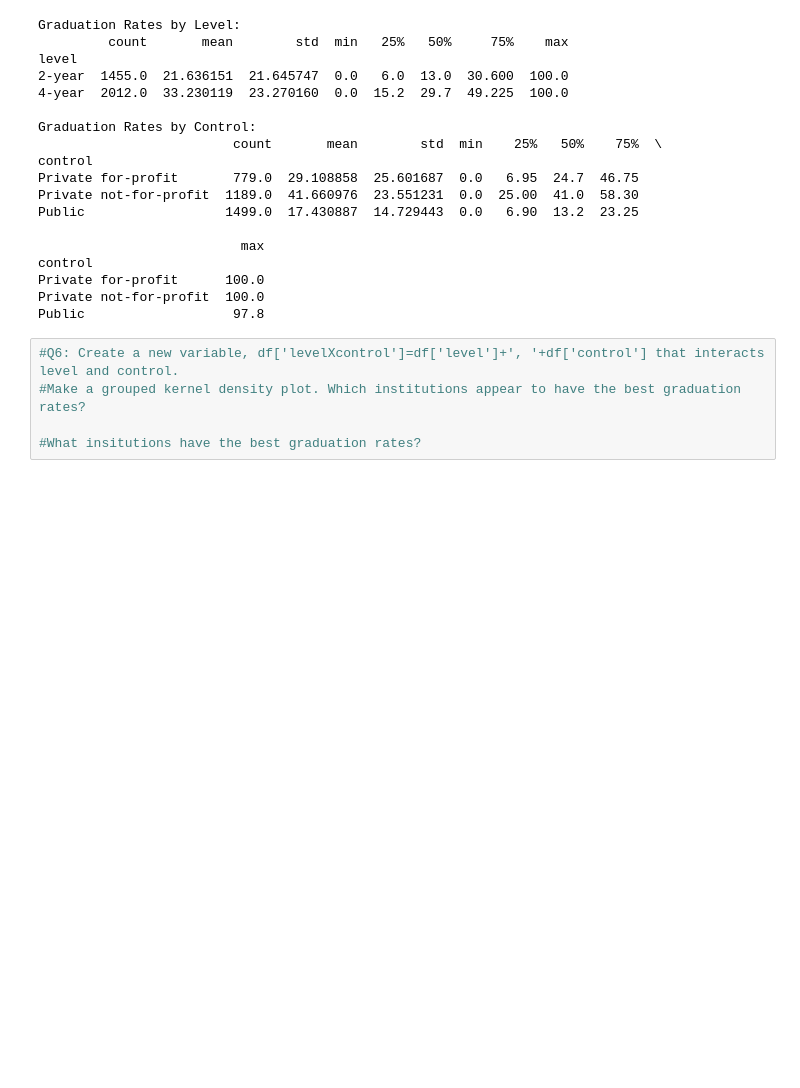
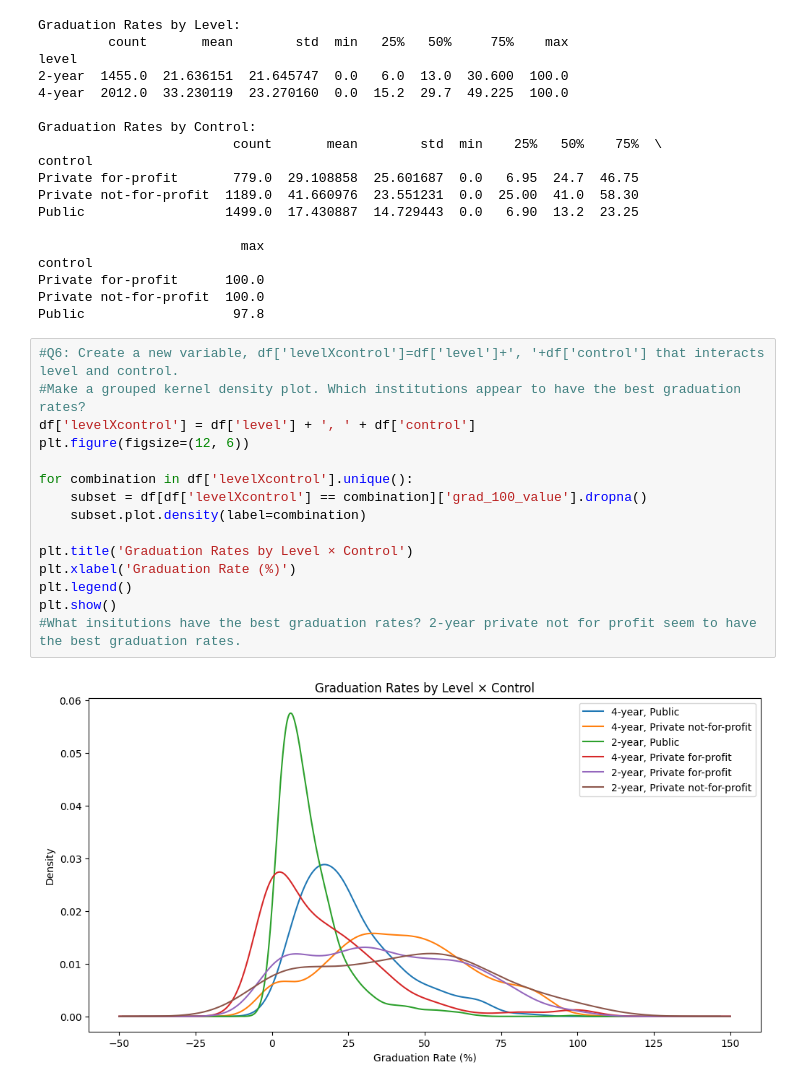
Before and after one commit to meherkalsi13-png/visualization_assignment, a Jupyter notebook: assignment.ipynb, the cells around one changed output. Cells and saved outputs as stored; diff of their text form; blank space fills up the shorter version.

```diff
--- a/assignment.ipynb
+++ b/assignment.ipynb
@@ -176,8 +176,20 @@ Public                   97.8
 # %%
 #Q6: Create a new variable, df['levelXcontrol']=df['level']+', '+df['control'] that interacts level and control.
 #Make a grouped kernel density plot. Which institutions appear to have the best graduation rates?
+df['levelXcontrol'] = df['level'] + ', ' + df['control']
+plt.figure(figsize=(12, 6))
 
-#What insitutions have the best graduation rates?
+for combination in df['levelXcontrol'].unique():
+    subset = df[df['levelXcontrol'] == combination]['grad_100_value'].dropna()
+    subset.plot.density(label=combination)
+
+plt.title('Graduation Rates by Level × Control')
+plt.xlabel('Graduation Rate (%)')
+plt.legend()
+plt.show()
+#What insitutions have the best graduation rates? 2-year private not for profit seem to have the best graduation rates.
+# %% [output]
+[figure, added]
 # %%
 #Q7:Make a kernel density plot of aid_value. Now group your graph by level and control. What explains the shape of the graph? Use groupby and
 #.describe to make grouped calculations of statistical descriptions
```
Also changed, not shown: parts of 2 cells of this notebook.
